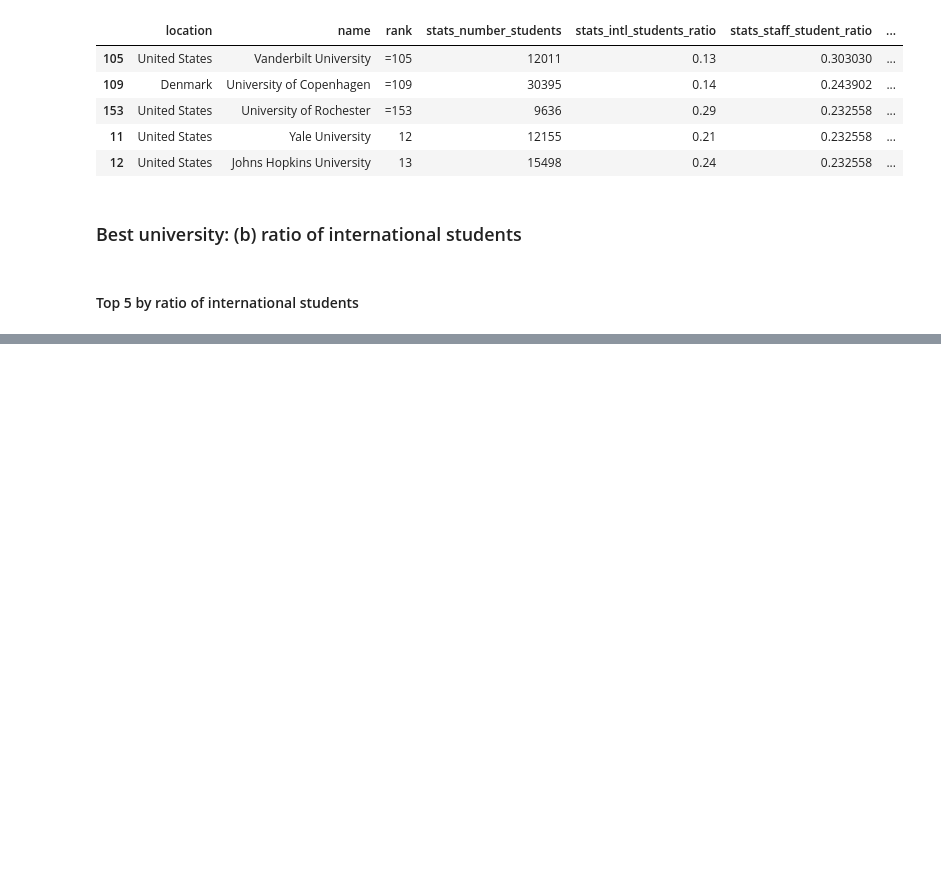
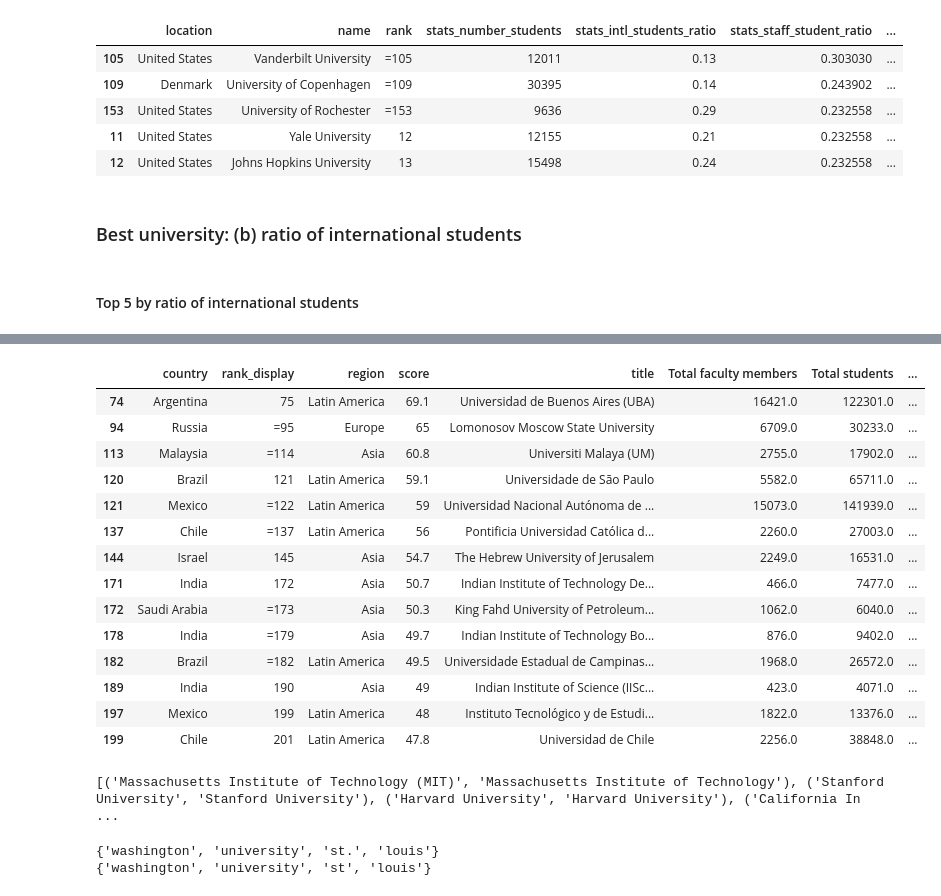
Before and after one commit to baetuc/ADA-CS-401, a Jupyter notebook: 02 - Data from the Web/Homework 2.ipynb, the cells around one changed output, grey strips where cells are left out. Cells and saved outputs as stored; diff of their text form; code cells hidden in the pictures; blank space fills up the shorter version.

Commit message:
Added university name pairing

```diff
--- a/02 - Data from the Web/Homework 2.ipynb
+++ b/02 - Data from the Web/Homework 2.ipynb
@@ -524,0 +623,18 @@ thedu_intl.head()
+# %%
+TU_df[~TU_df['country'].isin(data_thedu['location'])]
+# %% [output]
+|  | country | rank_display | region | score | title | Total faculty members | Total students | ... |
+| 74 | Argentina | 75 | Latin America | 69.1 | Universidad de Buenos Aires (UBA) | 16421.0 | 122301.0 | ... |
+| 94 | Russia | =95 | Europe | 65 | Lomonosov Moscow State University | 6709.0 | 30233.0 | ... |
+| 113 | Malaysia | =114 | Asia | 60.8 | Universiti Malaya (UM) | 2755.0 | 17902.0 | ... |
+| 120 | Brazil | 121 | Latin America | 59.1 | Universidade de São Paulo | 5582.0 | 65711.0 | ... |
+| 121 | Mexico | =122 | Latin America | 59 | Universidad Nacional Autónoma de ... | 15073.0 | 141939.0 | ... |
+| 137 | Chile | =137 | Latin America | 56 | Pontificia Universidad Católica d... | 2260.0 | 27003.0 | ... |
+| 144 | Israel | 145 | Asia | 54.7 | The Hebrew University of Jerusalem | 2249.0 | 16531.0 | ... |
+| 171 | India | 172 | Asia | 50.7 | Indian Institute of Technology De... | 466.0 | 7477.0 | ... |
+| 172 | Saudi Arabia | =173 | Asia | 50.3 | King Fahd University of Petroleum... | 1062.0 | 6040.0 | ... |
+| 178 | India | =179 | Asia | 49.7 | Indian Institute of Technology Bo... | 876.0 | 9402.0 | ... |
+| 182 | Brazil | =182 | Latin America | 49.5 | Universidade Estadual de Campinas... | 1968.0 | 26572.0 | ... |
+| 189 | India | 190 | Asia | 49 | Indian Institute of Science (IISc... | 423.0 | 4071.0 | ... |
+| 197 | Mexico | 199 | Latin America | 48 | Instituto Tecnológico y de Estudi... | 1822.0 | 13376.0 | ... |
+| 199 | Chile | 201 | Latin America | 47.8 | Universidad de Chile | 2256.0 | 38848.0 | ... |
@@ -524,0 +715,13 @@ thedu_intl.head()
+# %%
+print(paired)
+# %% [output]
+[('Massachusetts Institute of Technology (MIT)', 'Massachusetts Institute of Technology'), ('Stanford University', 'Stanford University'), ('Harvard University', 'Harvard University'), ('California In ...
+# %%
+translator = Translator()
+a = normalize_university_name("Washington University in St. Louis")
+b = normalize_university_name("Washington University in St Louis")
+print(a)
+print(b)
+# %% [output]
+{'washington', 'university', 'st.', 'louis'}
+{'washington', 'university', 'st', 'louis'}
```
Also changed, not shown: parts of 20 cells of this notebook.
